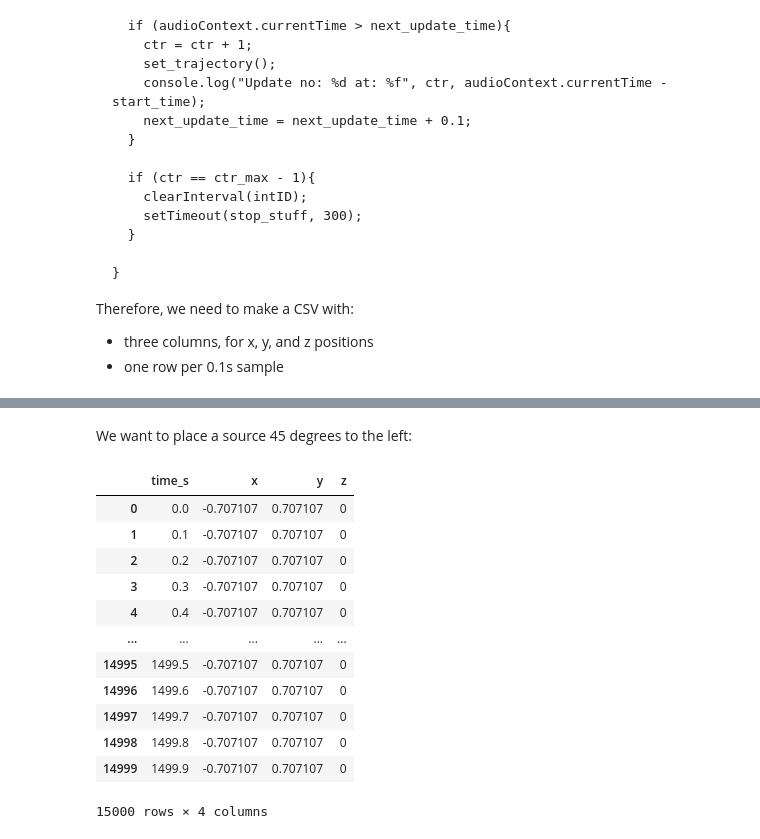
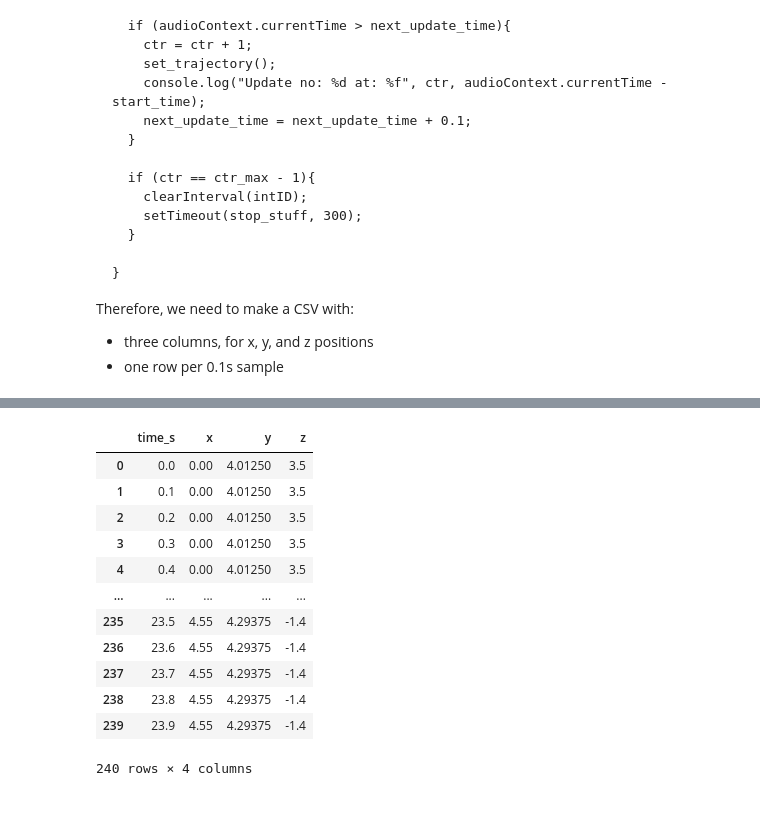
Before and after one commit to 3x10e8/GoogleResonanceAudioSpatializer, a Jupyter notebook: Trajectories/make_trajectories.ipynb, the cells around one changed output, grey strips where cells are left out. Saved outputs shown, nothing was run; the diff lists cells and outputs as text; code cells hidden in the pictures; blank space fills up the shorter version.

```diff
--- a/Trajectories/make_trajectories.ipynb
+++ b/Trajectories/make_trajectories.ipynb
@@ -49,0 +171,10 @@ array([0.0000e+00, 1.0000e-01, 2.0000e-01, ..., 1.4997e+03, 1.4998e+03,
+# %%
+df = pd.DataFrame()
+t_step = 0.1 # seconds, this seems fixed
+
+N_SPEAKERS = 24
+N_REPS = 10
+
+duration = N_SPEAKERS * N_REPS * t_step
+tt = np.arange(0, duration - 0.1*t_step, t_step)
+tt
@@ -50,4 +199,2 @@ array([0.0000e+00, 1.0000e-01, 2.0000e-01, ..., 1.4997e+03, 1.4998e+03,
 # %%
 df['time_s'] = tt
-# %% [markdown]
-We want to place a source 45 degrees to the left:
@@ -64,21 +201,44 @@ zz = 0 # no elevation
-# %%
-df['x'] = xx
-df['y'] = yy
-df['z'] = zz
-df
-# %% [output]
-|  | time_s | x | y | z |
-| 0 | 0.0 | -0.707107 | 0.707107 | 0 |
-| 1 | 0.1 | -0.707107 | 0.707107 | 0 |
-| 2 | 0.2 | -0.707107 | 0.707107 | 0 |
-| 3 | 0.3 | -0.707107 | 0.707107 | 0 |
-| 4 | 0.4 | -0.707107 | 0.707107 | 0 |
-| ... | ... | ... | ... | ... |
-| 14995 | 1499.5 | -0.707107 | 0.707107 | 0 |
-| 14996 | 1499.6 | -0.707107 | 0.707107 | 0 |
-| 14997 | 1499.7 | -0.707107 | 0.707107 | 0 |
-| 14998 | 1499.8 | -0.707107 | 0.707107 | 0 |
-| 14999 | 1499.9 | -0.707107 | 0.707107 | 0 |
-15000 rows × 4 columns
+# %%
+LISTENER_POS = [width_m/2, depth_m/2, 1.5]
+
+speaker_order = ['C0', 'C1']
+speaker_order.extend(speakers_right)
+speaker_order.extend(['B3', 'A4', 'B4'])
+speaker_order.extend(speakers_left)
+speaker_order.extend(['B8', 'A9', 'B9'])
+speaker_order.extend(['S0', 'S1'])
+
+traj_x = []
+traj_y = []
+traj_z = []
+
+for speaker_id in speaker_order:
+    x = all_speaker_coords_m[speaker_id][0] - LISTENER_POS[0]
+    y = all_speaker_coords_m[speaker_id][1] - LISTENER_POS[1]
+    z = all_speaker_coords_m[speaker_id][2] - LISTENER_POS[2]
+
+    for reps in range(N_REPS):
+        traj_x.append(x)
+        traj_y.append(y)
+        traj_z.append(z)
+
+df['x'] = traj_x
+df['y'] = traj_y
+df['z'] = traj_z
+df
+# %% [output]
+|  | time_s | x | y | z |
+| 0 | 0.0 | 0.00 | 4.01250 | 3.5 |
+| 1 | 0.1 | 0.00 | 4.01250 | 3.5 |
+| 2 | 0.2 | 0.00 | 4.01250 | 3.5 |
+| 3 | 0.3 | 0.00 | 4.01250 | 3.5 |
+| 4 | 0.4 | 0.00 | 4.01250 | 3.5 |
+| ... | ... | ... | ... | ... |
+| 235 | 23.5 | 4.55 | 4.29375 | -1.4 |
+| 236 | 23.6 | 4.55 | 4.29375 | -1.4 |
+| 237 | 23.7 | 4.55 | 4.29375 | -1.4 |
+| 238 | 23.8 | 4.55 | 4.29375 | -1.4 |
+| 239 | 23.9 | 4.55 | 4.29375 | -1.4 |
+240 rows × 4 columns
 # %%
 df[['x', 'y', 'z']].to_csv(
```
Also changed, not shown: parts of 7 cells of this notebook, 3 other files.
